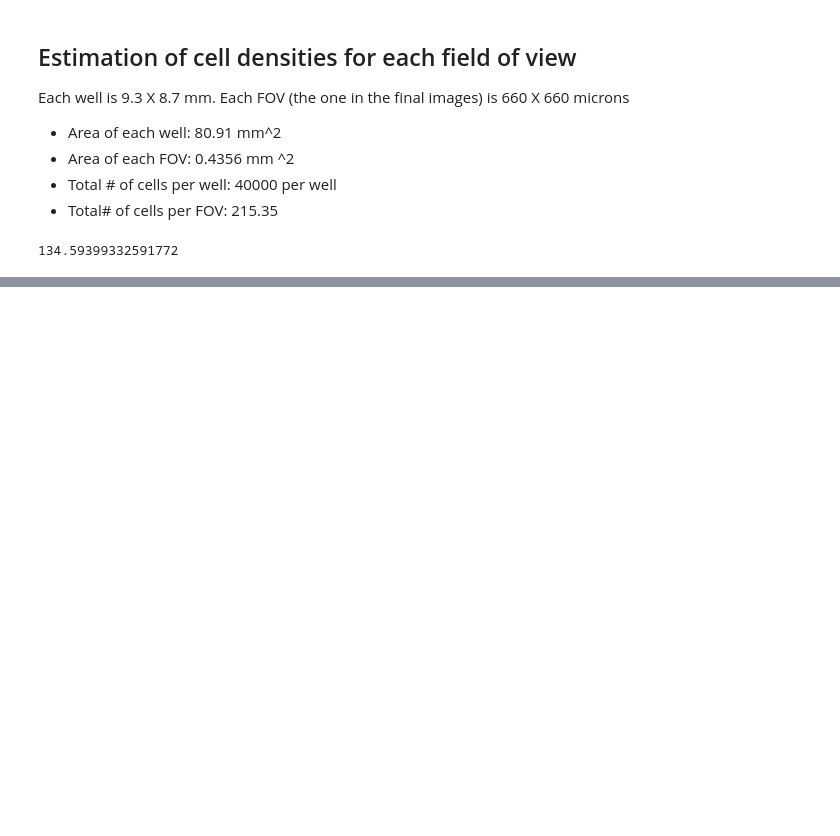
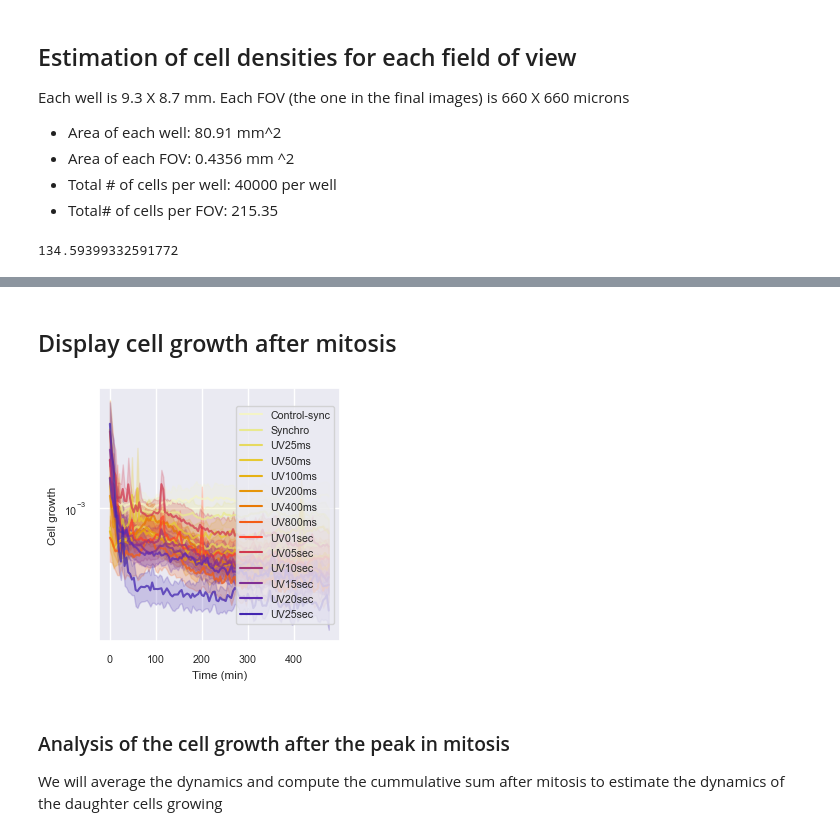
Before and after one commit to HenriquesLab/PhotoFiTT, a Jupyter notebook: notebooks/Reproduce paper plots.ipynb, the cells around one changed output, grey strips where cells are left out. Cells and saved outputs as stored; diff of their text form; code cells hidden in the pictures; blank space fills up the shorter version.

```diff
--- a/notebooks/Reproduce paper plots.ipynb
+++ b/notebooks/Reproduce paper plots.ipynb
@@ -88,0 +204,42 @@ def plot_conditions(data, y_var, title, condition, output_path, name, style_cond
+# %% [markdown]
+## Display cell growth after mitosis
+# %%
+## Path to the cell growth data:
+# Load UV mitosis data:
+path_growth_data = os.path.join(folder, "data/dynamics_intensity_WL UV - high density.csv")
+dynamics_metrics = pd.read_csv(path_growth_data)
+dynamics_metrics = dynamics_metrics.rename(columns={'time_variance': 'Cell growth'})
+y_var = "Cell growth"
+format_extension = 'pdf'
+name = "cell_growth.{}".format(format_extension)
+
+# display.plot_mitosis(dynamics_metrics, output_path, hue_order, y_var, graph_format=format_extension)
+#display.plot_conditions(dynamics_metrics, y_var, "Cell growth after mitosis", "Subcategory-02",
+#                        output_path, name, style_condition="Subcategory-01", hue_order=hue_order)
+
+
+fig = plt.figure(figsize=(3,3), constrained_layout=True)
+custom_params = {"axes.spines.right": False, "axes.spines.top": False}
+sns.plotting_context("paper")
+sns.set_theme(style="ticks", rc=custom_params)
+sns.set(font_scale=0.7)
+# Plot the results per category
+sns.lineplot(x="frame", y=y_var, hue="Subcategory-02", data=dynamics_metrics,
+             palette=sns.color_palette("CMRmap_r", 17), linewidth=1.5,
+             alpha=0.75, hue_order=hue_order)
+# plt.ylabel(y_label)
+plt.xlabel("Time (min)")
+plt.yscale("log")
+plt.legend(loc='right')
+format_extension = name.split(".")[-1]
+format_extension = 'pdf'
+name = "cell_growth.{}".format(format_extension)
+fig.savefig(os.path.join(output_path, name), format=format_extension, transparent=True)
+format_extension = 'png'
+name = "cell_growth.{}".format(format_extension)
+fig.savefig(os.path.join(output_path, name), format=format_extension, transparent=True)
+# %% [output]
+[figure, added]
+# %% [markdown]
+### Analysis of the cell growth after the peak in mitosis
+We will average the dynamics and compute the cummulative sum after mitosis to estimate the dynamics of the daughter cells growing
```
Also changed, not shown: parts of 18 cells of this notebook, 22 other files.
